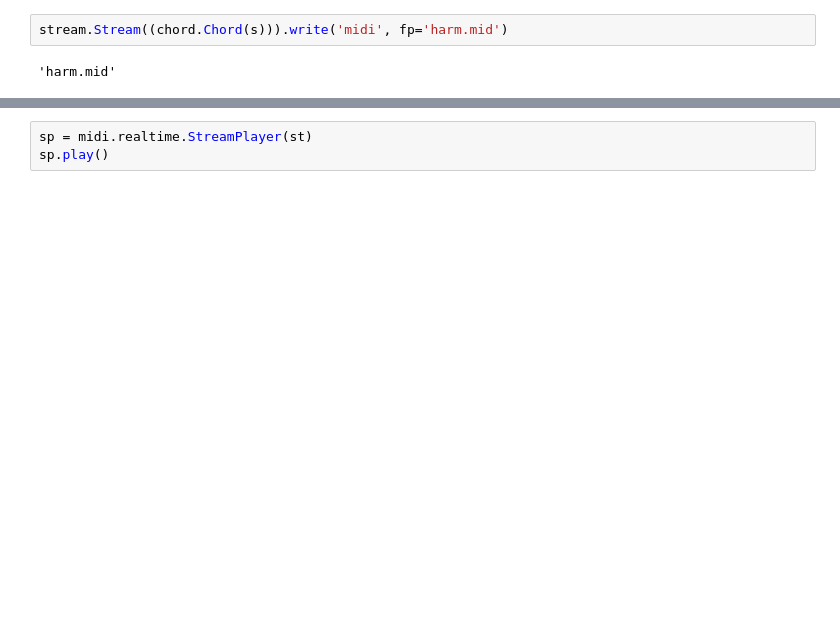
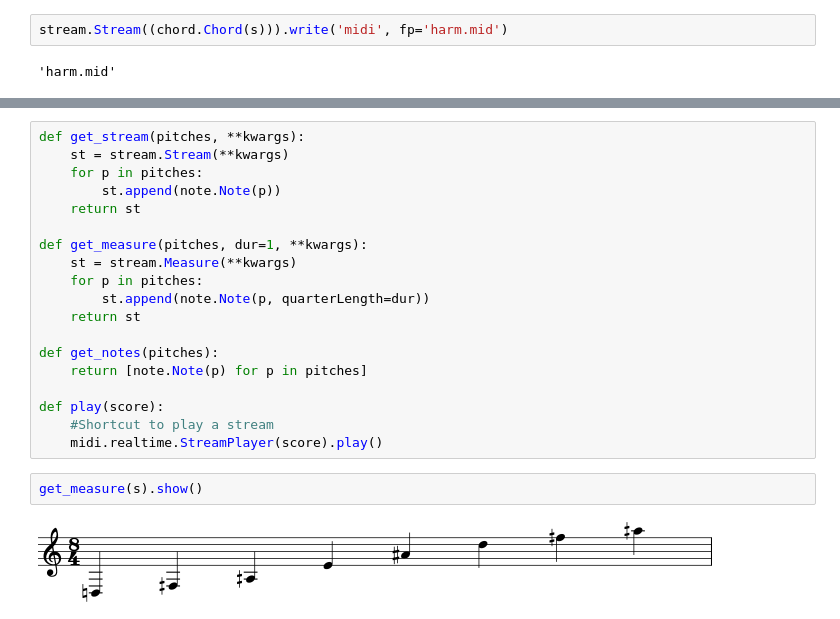
Before and after one commit to GabrieleCecchetti/AlgCompPrep, a Jupyter notebook: 03_pitch_harmony/03_pitch_harmony.ipynb, the cells around one changed output, grey strips where cells are left out. Saved outputs shown, nothing was run; the diff lists cells and outputs as text; blank space fills up the shorter version.

```diff
--- a/03_pitch_harmony/03_pitch_harmony.ipynb
+++ b/03_pitch_harmony/03_pitch_harmony.ipynb
@@ -150,4 +62,24 @@ st.show()
-# %%
-sp = midi.realtime.StreamPlayer(st)
-sp.play()
+# %%
+def get_stream(pitches, **kwargs):
+    st = stream.Stream(**kwargs)
+    for p in pitches:
+        st.append(note.Note(p))
+    return st
+
+def get_measure(pitches, dur=1, **kwargs):
+    st = stream.Measure(**kwargs)
+    for p in pitches:
+        st.append(note.Note(p, quarterLength=dur))
+    return st
+
+def get_notes(pitches):
+    return [note.Note(p) for p in pitches]
+
+def play(score):
+    #Shortcut to play a stream
+    midi.realtime.StreamPlayer(score).play()
+# %%
+get_measure(s).show()
+# %% [output]
+[figure, added]
 # %%
```
Also changed, not shown: parts of 36 cells of this notebook, 1 other file.
